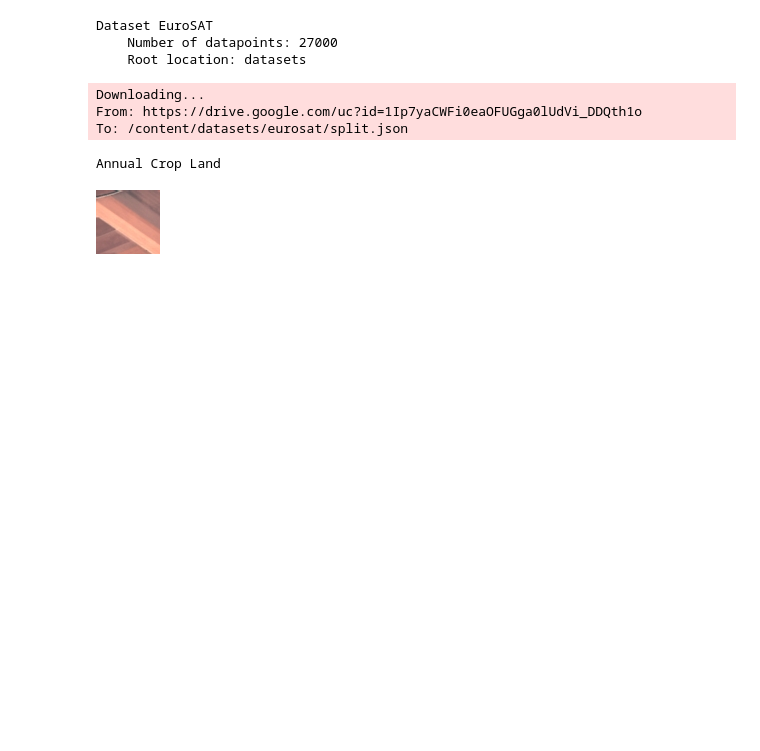
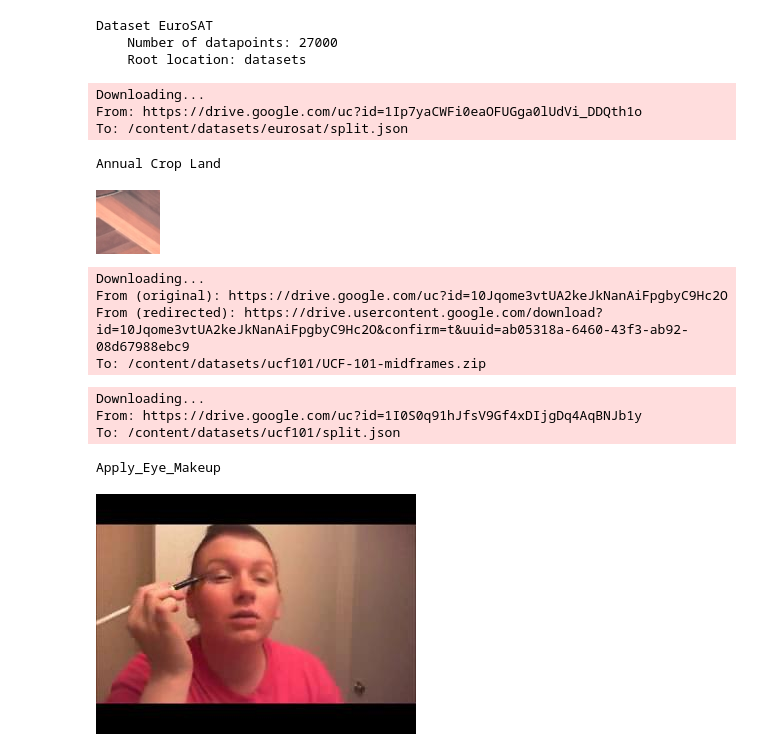
Before and after one commit to oz-e/applied-ml, a Jupyter notebook: create_datasets.ipynb, the cells around one changed output. Cells and saved outputs as stored; diff of their text form; code cells hidden in the pictures; blank space fills up the shorter version.

```diff
--- a/create_datasets.ipynb
+++ b/create_datasets.ipynb
@@ -162,3 +162,22 @@ eurosat_dataset_train[0][0]
 # %% [output]
 Annual Crop Land
 [figure]
+# %%
+torchvision.datasets.utils.download_and_extract_archive('https://drive.google.com/file/d/10Jqome3vtUA2keJkNanAiFpgbyC9Hc2O', 'datasets/ucf101', filename='UCF-101-midframes.zip')
+# %% [output]
+Downloading...
+From (original): https://drive.google.com/uc?id=10Jqome3vtUA2keJkNanAiFpgbyC9Hc2O
+From (redirected): https://drive.usercontent.google.com/download?id=10Jqome3vtUA2keJkNanAiFpgbyC9Hc2O&confirm=t&uuid=ab05318a-6460-43f3-ab92-08d67988ebc9
+To: /content/datasets/ucf101/UCF-101-midframes.zip
+# %%
+ucf101_dataset_train = CLIPDataset(root='datasets/ucf101', img_folder='UCF-101-midframes', split_file_id='1I0S0q91hJfsV9Gf4xDIjgDq4AqBNJb1y', split='train')
+# %% [output]
+Downloading...
+From: https://drive.google.com/uc?id=1I0S0q91hJfsV9Gf4xDIjgDq4AqBNJb1y
+To: /content/datasets/ucf101/split.json
+# %%
+print(ucf101_dataset_train[0][2])
+ucf101_dataset_train[0][0]
+# %% [output]
+Apply_Eye_Makeup
+[figure, added]
```
